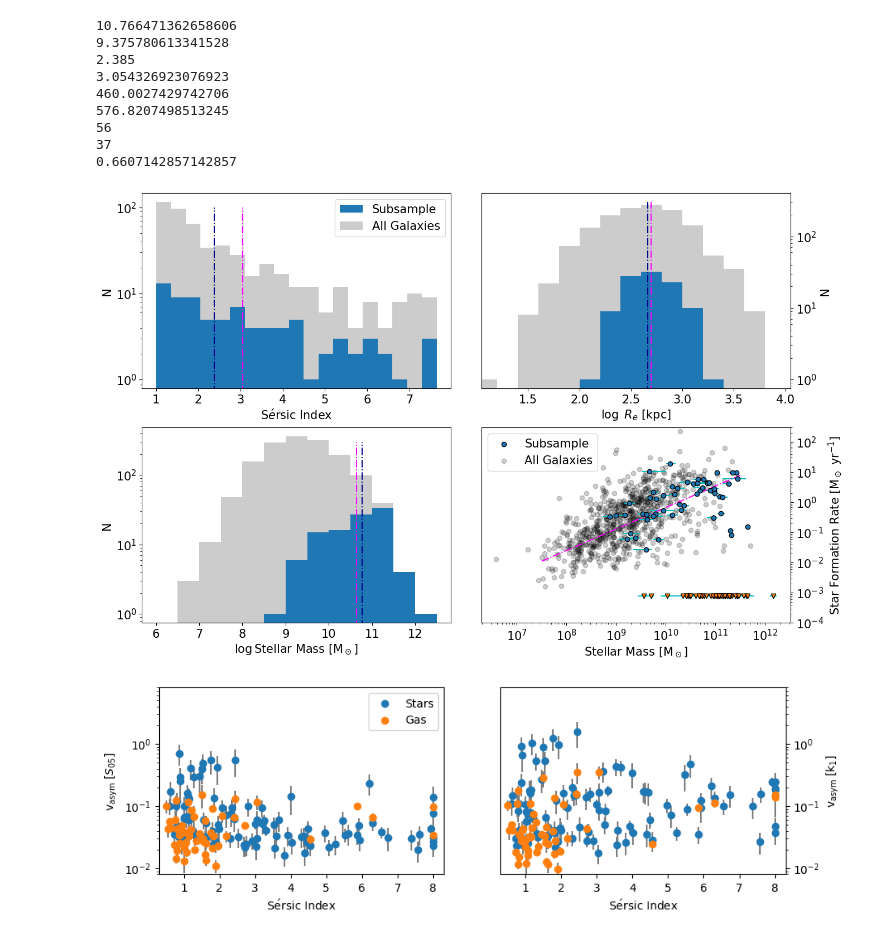
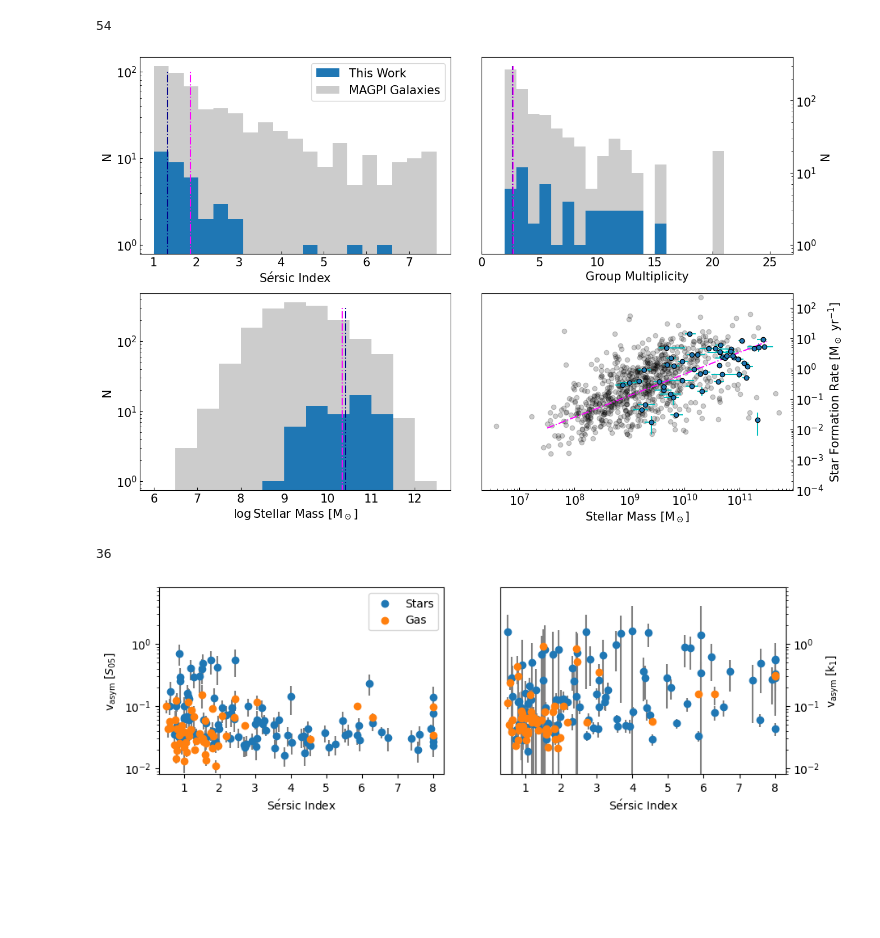
Before and after one commit to r-bagge/MAGPI_kinematics, a Jupyter notebook: plots.ipynb, the cells around one changed output. Drawn from its saved outputs; the diff is of its cells as text; code cells hidden in the pictures; blank space fills up the shorter version.

Commit message:
Fixed up clean_images

```diff
--- a/plots.ipynb
+++ b/plots.ipynb
@@ -26,9 +41,8 @@ sample = sample[sample["MAGPIID"].isin(onere["MAGPIID"])]
 # %%
-# sample = pd.read_csv("MAGPI_Emission_Lines/kinemetry_sample_M2.csv")
-# sample = sample[sample['v_asym_15re']<0.1]
-# sample = pd.read_csv("MAGPI_csv/MAGPI_kinemetry_sample.csv")
-
-sample = pd.read_csv("MAGPI_csv/MAGPI_kinemetry_sample_s05.csv")
+sample = pd.read_csv("MAGPI_csv/MAGPI_kinemetry_sample_M2.csv")
+print(len(sample))
+# sample = sample[sample["v_asym_15_err"]<0.1]
+# sample = sample[sample.MAGPIID!=1207197197]
 # SFMS & Mass
 t = ascii.read("MAGPI_csv/MAGPI_Balmer_SFRs_onedspec.tbl")
 df=pd.DataFrame({"MAGPIID":np.array(t['MAGPI_ID']),
@@ -37,8 +51,9 @@ df=pd.DataFrame({"MAGPIID":np.array(t['MAGPI_ID']),
 df1 = df[df["MAGPIID"].isin(sample["MAGPIID"])]
 df2 = df[~df["MAGPIID"].isin(sample["MAGPIID"])]
 SFR = df1["SFR"].to_numpy()
-bpt = pd.read_csv("MAGPI_csv/MAGPI_kinemetry_sample_BPT.csv")
-#SFR = bpt["SFR, dust corrected"].to_numpy()
+bpt = pd.read_csv("MAGPI_csv/MAGPI_kinemetry_sample_M2_BPT.csv")
+bpt = bpt[bpt["MAGPIID"].isin(sample["MAGPIID"])]
+SFR = bpt["SFR"].to_numpy()
 SFR_err = df1["SFR_err"].to_numpy()
 SFR_2 = df2["SFR"].to_numpy()
 SFR[np.isnan(SFR)]=10**(-3.1)
@@ -47,7 +62,7 @@ M_sol = prospect[prospect["MAGPIID"].isin(sample["MAGPIID"])]["StellarMass_media
 mass_err_16 = M_sol-prospect[prospect["MAGPIID"].isin(sample["MAGPIID"])]["StellarMass_16"].to_numpy()
 mass_err_84 = prospect[prospect["MAGPIID"].isin(sample["MAGPIID"])]["StellarMass_84"].to_numpy()-M_sol
 M_sol_2 = prospect[prospect["MAGPIID"].isin(df2["MAGPIID"].to_numpy())]["StellarMass_median"].to_numpy()
-xx = np.logspace(7.5,11.5, 107)
+xx = np.logspace(7.5,11.5, len(sample))
 MS = (xx**0.712)*(10**-7.293)
 # Sersic
 galfit = pd.read_csv("MAGPI_csv/MAGPI_GalfitSersicCat_v0.1.csv")
@@ -66,11 +81,17 @@ re = galfit["re"].to_numpy()
 dl = cosmo.luminosity_distance(galfit["z"].to_numpy()).to(u.kpc).value
 re = (re/3600)*dl
 
+env = pd.read_csv("MAGPI_csv/kinemetry_sample_env.csv")
+n_env = env[~env["MAGPIID"].isin(sample["MAGPIID"])]
+env = env[env["MAGPIID"].isin(sample["MAGPIID"])]
+n_gals = env['N_Gals'].to_numpy()
+n_n_gals = n_env["N_Gals"].to_numpy()
+
 plt.rcParams.update({"font.size":15})
 fig, ((ax1, ax2), (ax3, ax4)) = plt.subplots(2, 2, figsize=(15, 10))
 # Sersic
-ax1.hist(n, zorder=2, label="Subsample", bins=np.arange(1,8,0.35))
-ax1.hist(n2, label="All Galaxies", color="k", bins=np.arange(1,8,0.35), alpha=0.2)
+ax1.hist(n, zorder=2, label="This Work", bins=np.arange(1,8,0.35))
+ax1.hist(n2, label="MAGPI Galaxies", color="k", bins=np.arange(1,8,0.35), alpha=0.2)
 ax1.vlines(np.median(n), ymin=0, ymax=100,color="darkblue",ls="dashdot")
 ax1.vlines(np.mean(n), ymin=0, ymax=100,color="fuchsia",ls="dashdot")
 #ax.set_xscale("log")
@@ -79,79 +100,69 @@ ax1.set_ylabel("N")
 ax1.set_xlabel(r"S$\'{e}$rsic Index")
 ax1.legend()
 # Environment
-ax2.hist(np.log10(re), label="Subsample", zorder=2,bins=np.arange(1,4,0.20))
-#ax2.hist(N_Gals_0, zorder=2, label="No Env. Metrics")
-ax2.hist(np.log10(re2), label="All Galaxies", color="k", alpha=0.2, zorder=1,bins=np.arange(1,4,0.20))
+ax2.hist(n_gals, label="This Work", zorder=2,bins=np.arange(0,25,1))
+#ax2.hist(n_n_gals, zorder=2, label="No Env. Metrics")
+ax2.hist(n_n_gals, label="MAGPI Galaxies", color="k", alpha=0.2, zorder=1,bins=np.arange(0,25,1))
 ax2.set_yscale("log")
-ax2.set_xlabel(r"$\log$ $R_e$ [kpc]")
+ax2.set_xlabel(r"Group Multiplicity")
 ax2.vlines(np.median(np.log10(re)), ymin=0, ymax=300,color="darkblue",linestyles="dashdot")
 ax2.vlines(np.mean(np.log10(re)),ymin=0, ymax=300,color="fuchsia",ls="dashdot")
 ax2.set_ylabel("N")
 #ax2.legend()
-ax2.set_xlim(1.05,4.05)
+ax2.set_xlim(0,27)
 # Mass
 ax3.hist(np.log10(M_sol), zorder=2, label="Subsample", bins=np.arange(6,13,0.5))
 ax3.hist(np.log10(M_sol_2), label="All Galaxies", color="k", bins=np.arange(6,13,0.5), alpha=0.2)
 ax3.vlines(np.median(np.log10(M_sol)), ymin=0, ymax=300,color="darkblue",ls="dashdot")
 ax3.vlines(np.mean(np.log10(M_sol)), ymin=0, ymax=300,color="fuchsia",ls="dashdot")
 ax3.set_ylabel("N")
 ax3.set_yscale("log")
 ax3.set_xlabel(r"$\log$Stellar Mass [M$_\odot$]")
 #ax3.legend()
 # SFMS
-ax4.scatter(M_sol[SFR>10**(-3)], SFR[SFR>10**(-3)], zorder=3, label="Subsample", ec="k")
+ax4.scatter(M_sol[SFR>10**(-3)], SFR[SFR>10**(-3)], zorder=3, ec="k")
 ax4.scatter(M_sol[SFR<10**(-3)], SFR[SFR<10**(-3)], zorder=3, ec="k",marker="v")
 ax4.errorbar(M_sol, SFR, xerr=[mass_err_16,mass_err_84], yerr=SFR_err, zorder=2, fmt=".c", ls="")
-ax4.scatter(M_sol_2, SFR_2, zorder=1, alpha=0.2, c="k", label="All Galaxies")
+ax4.scatter(M_sol_2, SFR_2, zorder=1, alpha=0.2, c="k")
 ax4.plot(xx, MS, ls="dashdot", c="magenta")
 ax4.set_xscale("log")
 ax4.set_yscale("log")
 ax4.set_ylim(1e-4, 300)
 ax4.set_xlabel(r"Stellar Mass [M$_\odot$]")
 ax4.set_ylabel(r"Star Formation Rate [M$_\odot$ yr$^{-1}$]")
-ax4.legend()
 for ax in [ax2, ax4]:
     ax.yaxis.tick_right()
     ax.yaxis.set_label_position("right")
 plt.subplots_adjust(hspace=0.2, wspace=0.1)
-plt.savefig("MAGPI_Plots/plots/paper2/SFMS_Mass_Sersic_Env.pdf", bbox_inches="tight")
-print(np.median(np.log10(M_sol)))
-print(np.mean(np.log10(M_sol_2)))
-print(np.median(n))
-print(np.mean(n))
-print(np.median(re))
-print(np.mean(re))
+plt.savefig("MAGPI_Plots/plots/paper1/SFMS_Mass_Sersic_Env.pdf", bbox_inches="tight")
 # %% [output]
-10.766471362658606
-9.375780613341528
-2.385
-3.054326923076923
-460.0027429742706
-576.8207498513245
-56
-37
-0.6607142857142857
+54
-[figure, old version]
+[figure, new version]
+# %%
+dex = abs(np.log10(SFR) - np.log10((M_sol**0.712)*(10**-7.293)))
+print(len(dex[dex<0.5]))
+# %% [output]
+36
 # %%
 onere = pd.read_csv("MAGPI_csv/MAGPI_kinemetry_sample.csv")
 sample = sample[sample["MAGPIID"].isin(onere["MAGPIID"])]
 galfit = pd.read_csv("MAGPI_csv/MAGPI_GalfitSersicCat_v0.1.csv")
-galfit = galfit[galfit["MAGPIID"].isin(onere["MAGPIID"])]
+n = galfit[galfit["MAGPIID"].isin(sample["MAGPIID"])]["n"]
 vs_s05 = sample["v_asym_s"].to_numpy()
 vs_s05_err=sample["v_asym_s_err"].to_numpy()
 vg_s05 = sample["v_asym_g"].to_numpy()
 vg_s05_err=sample["v_asym_g_err"].to_numpy()
-vs_onere = onere["v_asym_s"].to_numpy()
-vs_onere_err = onere["v_asym_s_err"].to_numpy()
-vg_onere = onere["v_asym_g"].to_numpy()
-vg_onere_err = onere["v_asym_g_err"].to_numpy()
-n = galfit["n"].to_numpy()
 plt.rcParams.update({"font.size":10})
 fig,ax = plt.subplots(1,2,figsize=(10,3))
 ax[0].scatter(n,vs_s05,zorder=2,label="Stars")
 ax[0].scatter(n,vg_s05,zorder=2,label="Gas")
 ax[0].errorbar(n,vs_s05,yerr=vs_s05_err,ls="",color="grey",zorder=1)
 ax[0].errorbar(n,vg_s05,yerr=vg_s05_err,ls="",color="grey",zorder=1)
+vs_onere = onere["v_asym_s"].to_numpy()
+vs_onere_err = onere["v_asym_s_err"].to_numpy()
+vg_onere = onere["v_asym_g"].to_numpy()
+vg_onere_err = onere["v_asym_g_err"].to_numpy()
+n = galfit[galfit["MAGPIID"].isin(onere["MAGPIID"])]["n"]
 ax[1].scatter(n,vs_onere,zorder=3,label="Stars")
 ax[1].scatter(n,vg_onere,zorder=3,label="Gas")
 ax[1].errorbar(n,vs_onere,yerr=vs_onere_err,ls="",color="grey",zorder=2)
@@ -172,7 +183,7 @@ ax[1].yaxis.set_label_position("right")
 plt.savefig("MAGPI_Plots/plots/paper2/s05_vs_k1.pdf",
             bbox_inches="tight")
 # %% [output]
-[figure, old version]
+[figure, new version]
 # %%
 sample = pd.read_csv("MAGPI_csv/MAGPI_kinemetry_sample_s05.csv")
 # onere = pd.read_csv("MAGPI_csv/MAGPI_kinemetry_sample_1Re.csv")
```
Also changed, not shown: parts of 34 cells of this notebook, 1 other file.
